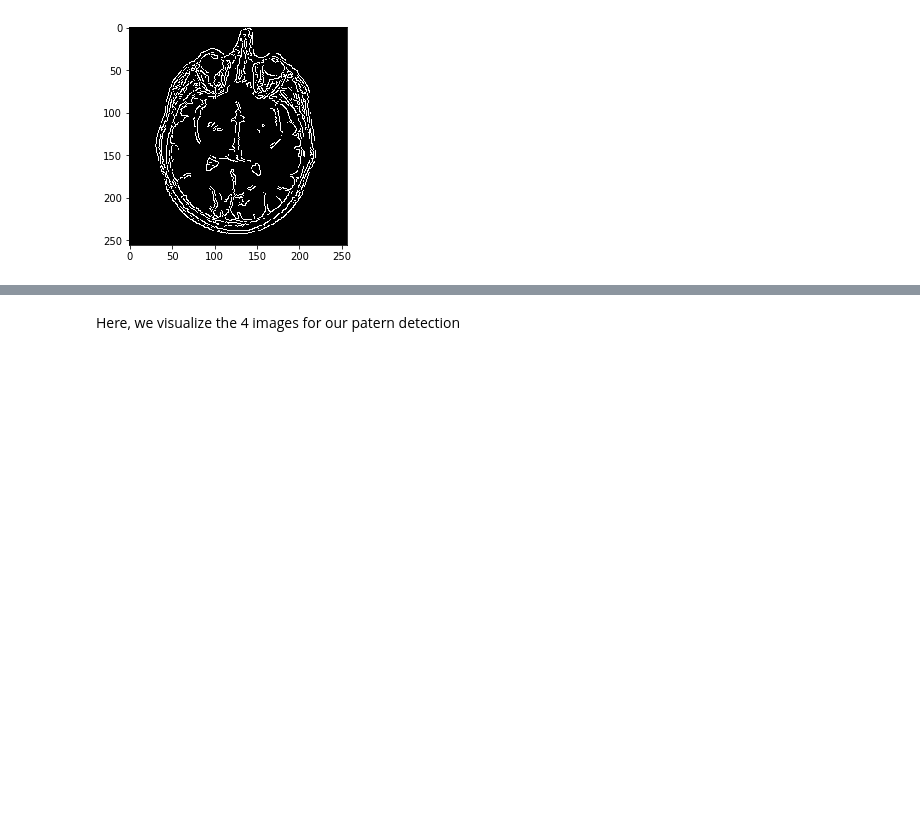
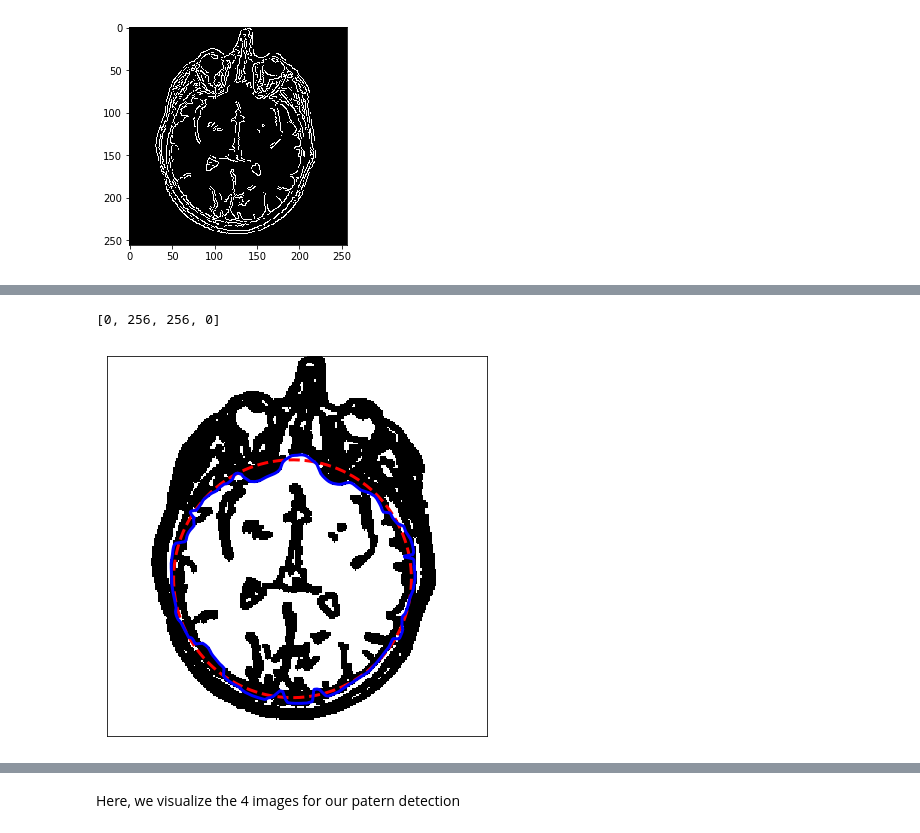
Before and after one commit to mfendri2/ImageAnalysisEPFL, a Jupyter notebook: Lab1_Image_seg/lab_01_segmentation.ipynb, the cells around one changed output, grey strips where cells are left out. Saved outputs shown, nothing was run; the diff lists cells and outputs as text; code cells hidden in the pictures; blank space fills up the shorter version.

```diff
--- a/Lab1_Image_seg/lab_01_segmentation.ipynb
+++ b/Lab1_Image_seg/lab_01_segmentation.ipynb
@@ -156,3 +203,28 @@ Add your implementation and discussion
+# %%
+from skimage.filters import gaussian
+from skimage.segmentation import active_contour
+from skimage.color import rgb2gray
+
+
+img = rgb2gray(np.invert(countour_dilated))
+
+s = np.linspace(0, 2*np.pi, 400)
+x = 125 + 80*np.cos(s)
+y = 150 + 80*np.sin(s)
+init = np.array([x, y]).T
+
+snake = active_contour(gaussian((img), 2),
+                       init, alpha=0.01, beta=0.000001, gamma=0.1)
+
+fig, ax = plt.subplots(figsize=(7, 7))
+ax.imshow(img, cmap=plt.cm.gray)
+ax.plot(init[:, 0], init[:, 1], '--r', lw=3)
+ax.plot(snake[:, 0], snake[:, 1], '-b', lw=3)
+ax.set_xticks([]), ax.set_yticks([])
+ax.axis([0, img.shape[1], img.shape[0], 0])
+# %% [output]
+[0, 256, 256, 0]
+[figure, added]
 # %% [markdown]
 ## Part 2: Save the bees !
 
```
Also changed, not shown: parts of 35 cells of this notebook, 1 other file.
